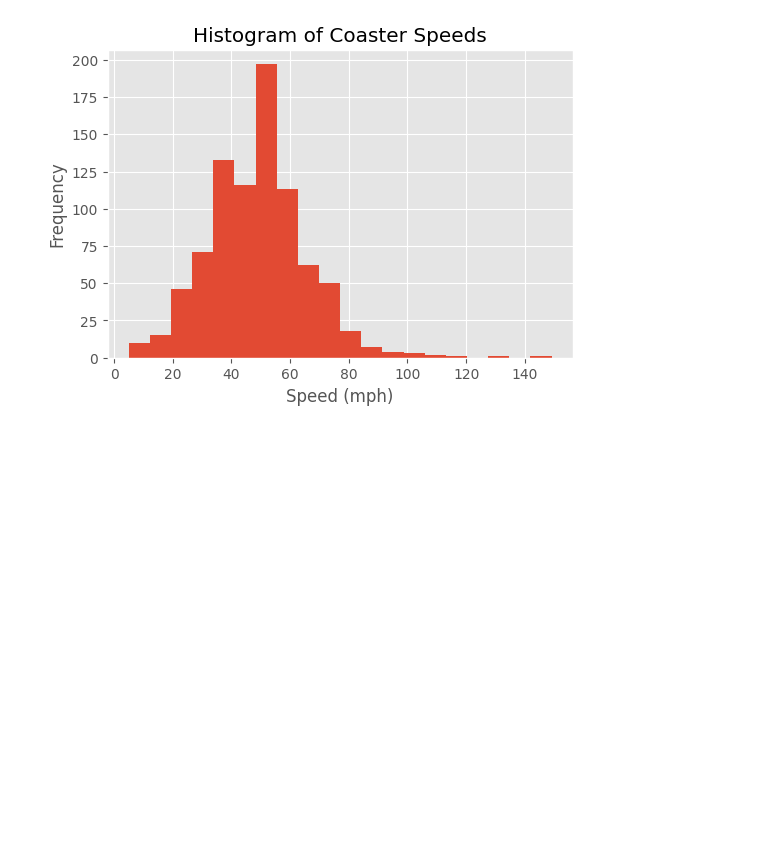
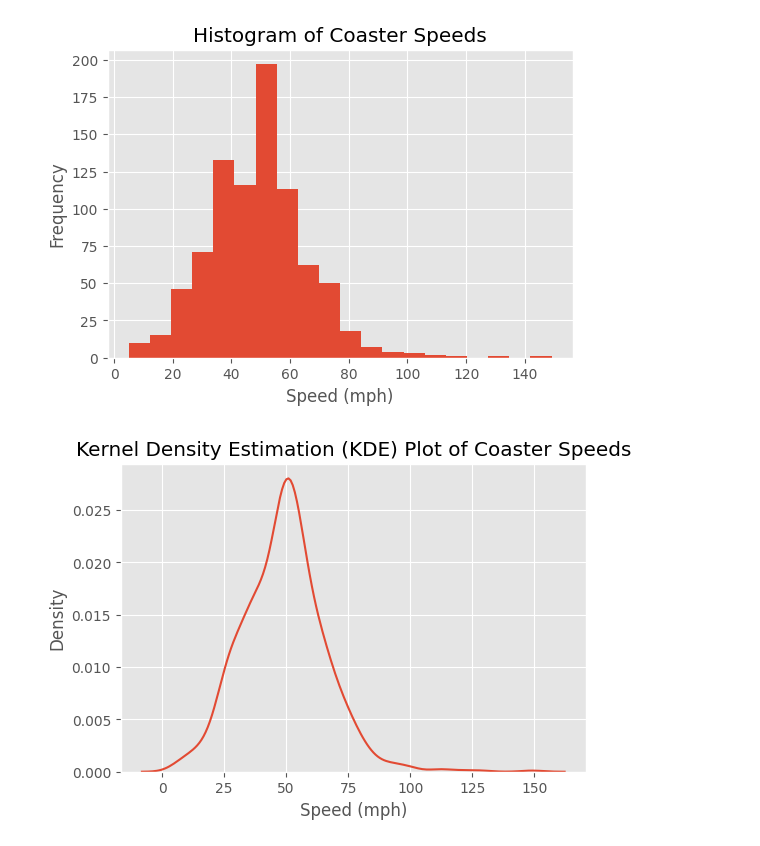
Before and after one commit to danielabaptista/RollerCoaster_ProjectDataAnalyst, a Jupyter notebook: RollerCoaster.ipynb, the cells around one changed output. Cells and saved outputs as stored; diff of their text form; code cells hidden in the pictures; blank space fills up the shorter version.

```diff
--- a/RollerCoaster.ipynb
+++ b/RollerCoaster.ipynb
@@ -249,3 +249,13 @@ plt.title('Histogram of Coaster Speeds')
 plt.show()
 # %% [output]
 [figure]
+# %%
+# Plot KDE plot of Speed_mph
+plt.figure(figsize=(6, 4))
+sns.kdeplot(df['Speed_mph'])
+plt.xlabel('Speed (mph)')
+plt.ylabel('Density')
+plt.title('Kernel Density Estimation (KDE) Plot of Coaster Speeds')
+plt.show()
+# %% [output]
+[figure, added]
```
Also changed, not shown: parts of 1 cell of this notebook.
